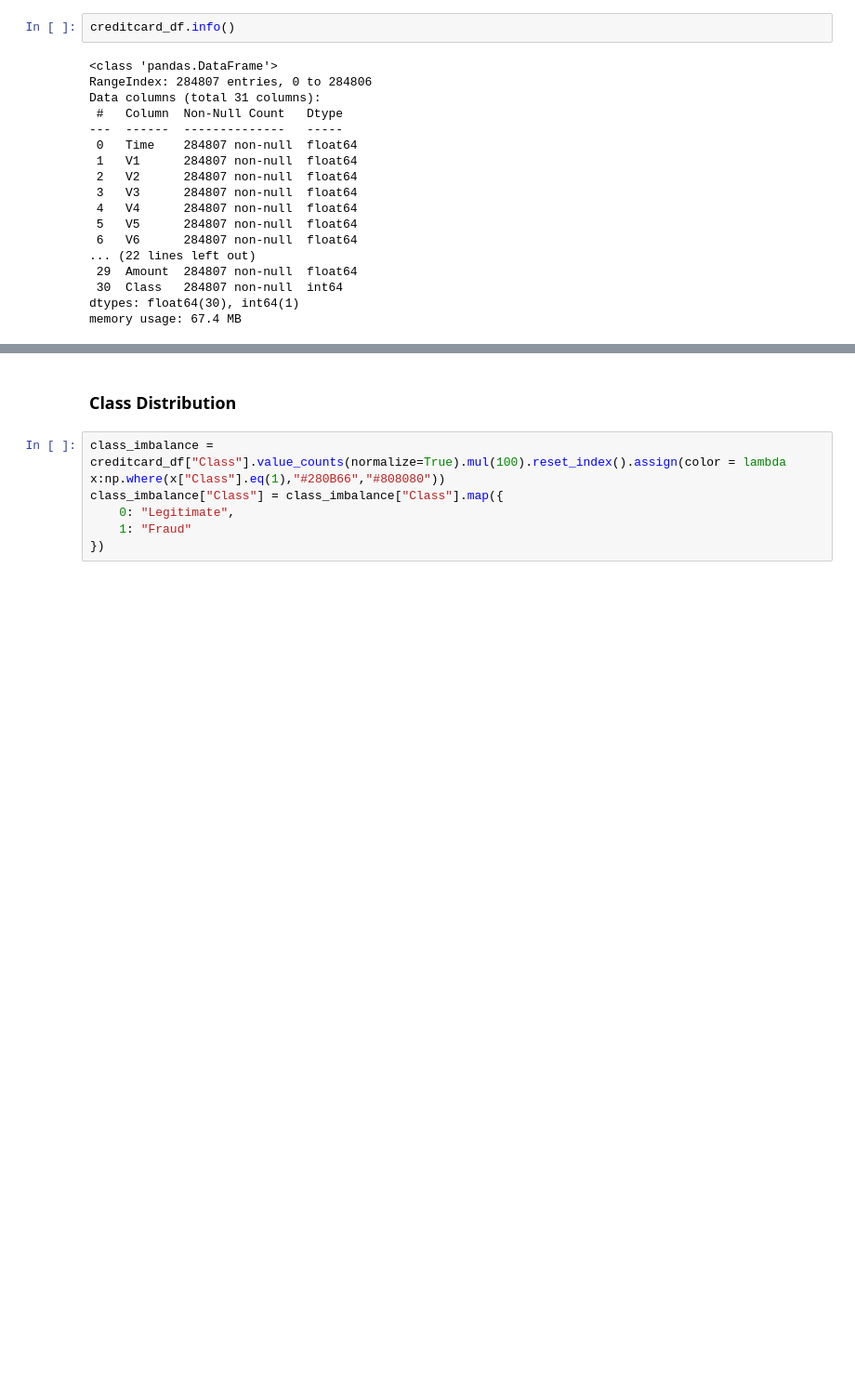
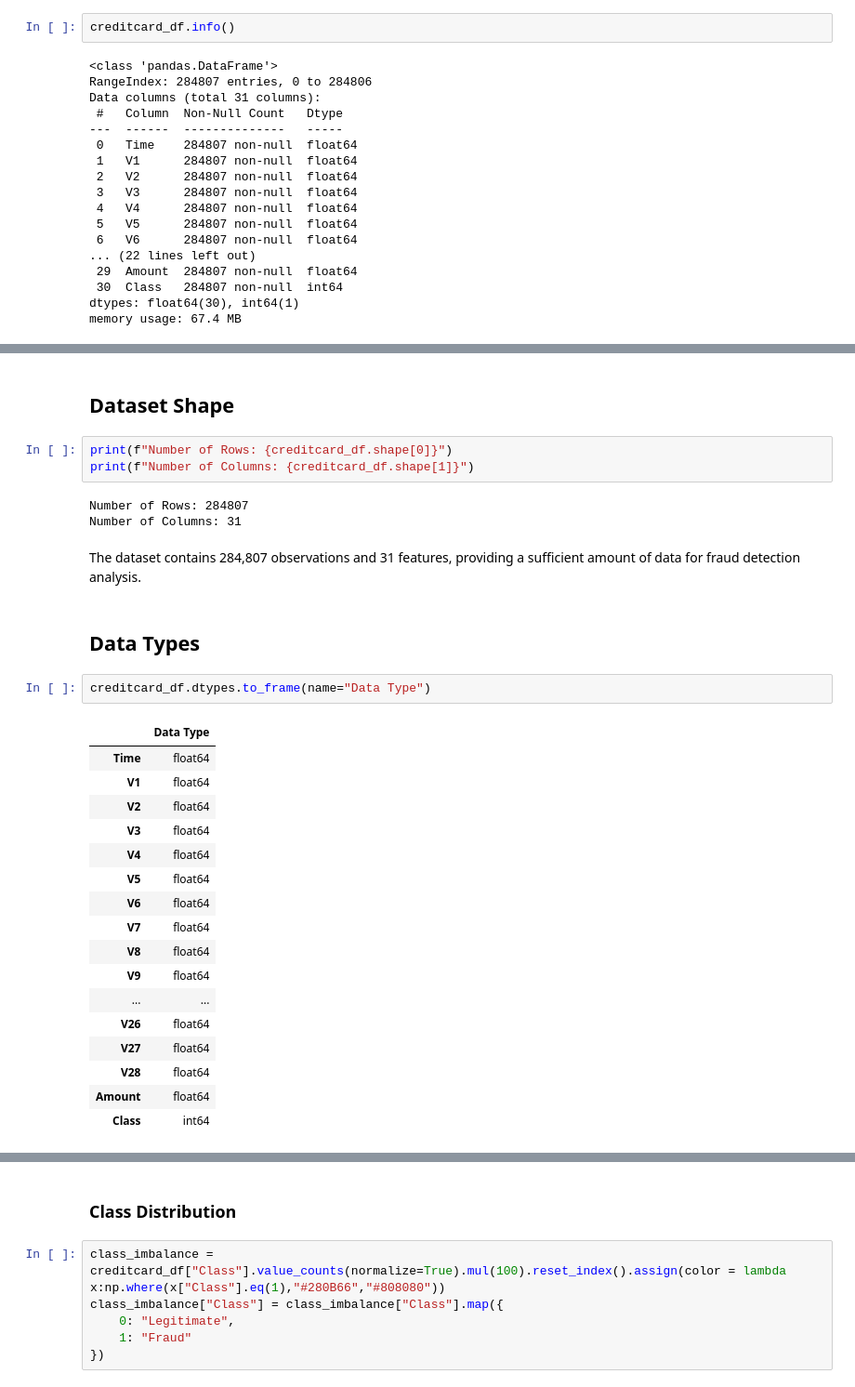
Before and after one commit to AI-Builders-Iran/fraud-detection-ml, a Jupyter notebook: notebooks/Main.ipynb, the cells around one changed output, grey strips where cells are left out. Shown at 93% size. Drawn from its saved outputs; the diff is of its cells as text; blank space fills up the shorter version.

Commit message:
Add dataset quality analysis to EDA notebook

```diff
--- a/notebooks/Main.ipynb
+++ b/notebooks/Main.ipynb
@@ -39,0 +52,32 @@ memory usage: 67.4 MB
+# %% [markdown]
+## Dataset Shape
+# %%
+print(f"Number of Rows: {creditcard_df.shape[0]}")
+print(f"Number of Columns: {creditcard_df.shape[1]}")
+# %% [output]
+Number of Rows: 284807
+Number of Columns: 31
+# %% [markdown]
+The dataset contains 284,807 observations and 31 features, providing a sufficient amount of data for fraud detection analysis.
+# %% [markdown]
+## Data Types
+# %%
+creditcard_df.dtypes.to_frame(name="Data Type")
+# %% [output]
+|  | Data Type |
+| Time | float64 |
+| V1 | float64 |
+| V2 | float64 |
+| V3 | float64 |
+| V4 | float64 |
+| V5 | float64 |
+| V6 | float64 |
+| V7 | float64 |
+| V8 | float64 |
+| V9 | float64 |
+| ... | ... |
+| V26 | float64 |
+| V27 | float64 |
+| V28 | float64 |
+| Amount | float64 |
+| Class | int64 |
```
Also changed, not shown: parts of 17 cells of this notebook, 3 other files.
